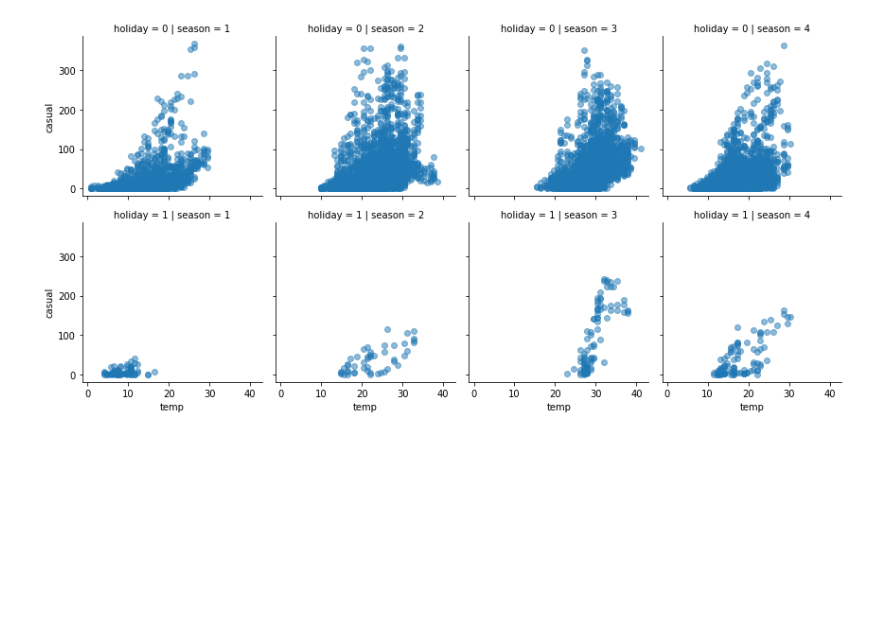
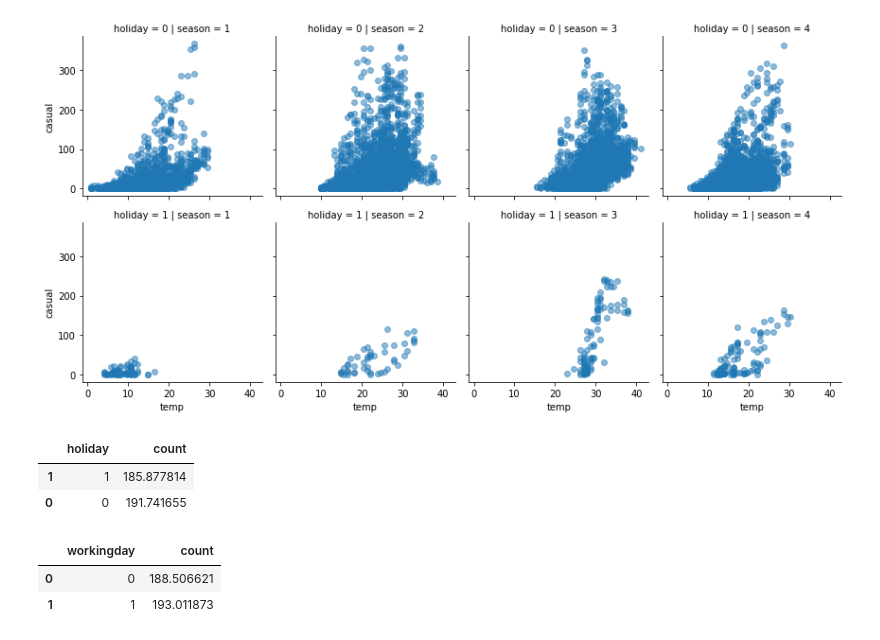
Before and after one commit to jaeyoon89/jaeyoon_study, a Jupyter notebook: bike_sharing_demand_study.ipynb, the cells around one changed output. Saved outputs shown, nothing was run; the diff lists cells and outputs as text; code cells hidden in the pictures; blank space fills up the shorter version.

```diff
--- a/bike_sharing_demand_study.ipynb
+++ b/bike_sharing_demand_study.ipynb
@@ -70,3 +70,15 @@ grid.map(plt.scatter, 'temp','casual',alpha=0.5)
 # %% [output]
 <seaborn.axisgrid.FacetGrid at 0x...>
 [figure]
+# %%
+df_train[['count','holiday']].groupby(['holiday'], as_index=False).mean().sort_values(by='count')
+# %% [output]
+|  | holiday | count |
+| 1 | 1 | 185.877814 |
+| 0 | 0 | 191.741655 |
+# %%
+df_train[['count','workingday']].groupby(['workingday'], as_index = False).mean().sort_values(by='count')
+# %% [output]
+|  | workingday | count |
+| 0 | 0 | 188.506621 |
+| 1 | 1 | 193.011873 |
```
Also changed, not shown: parts of 11 cells of this notebook.
